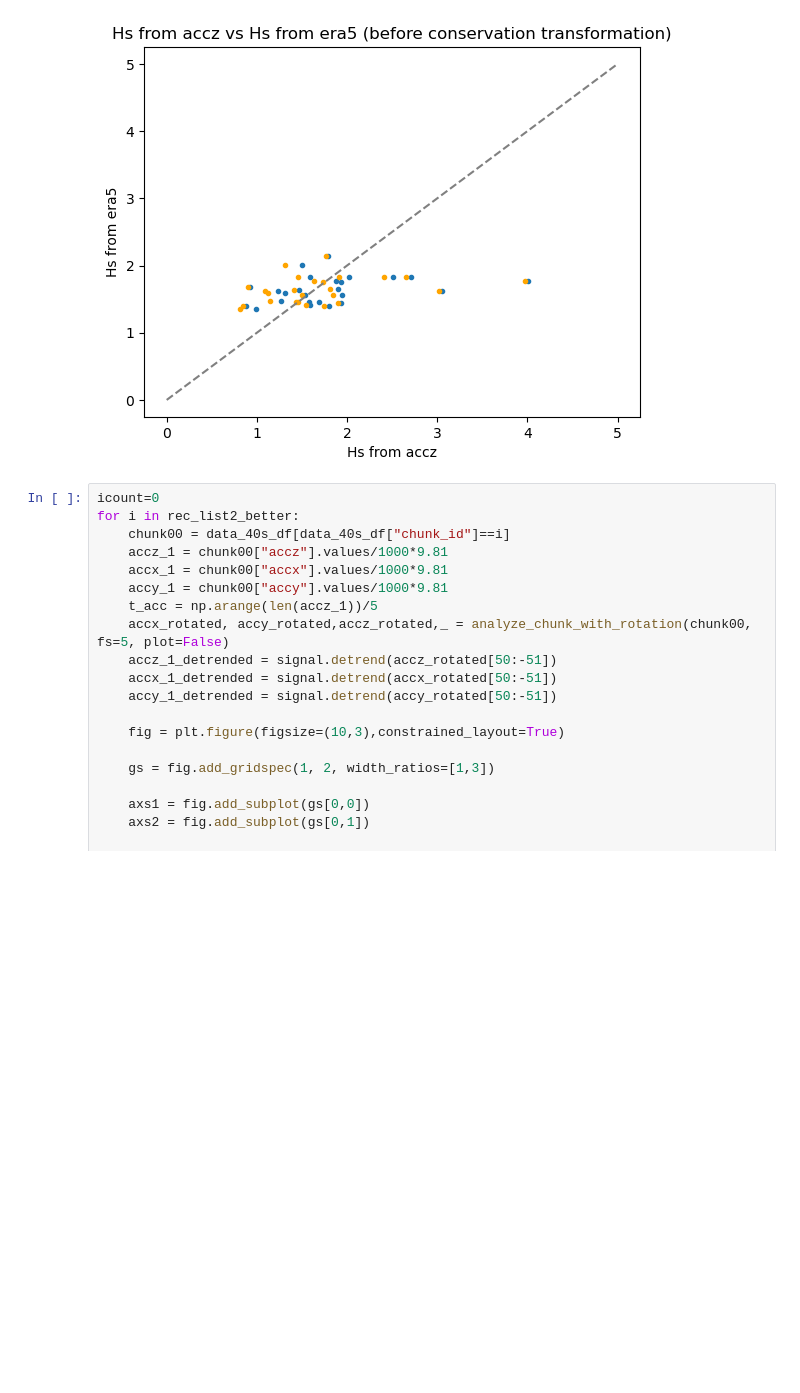
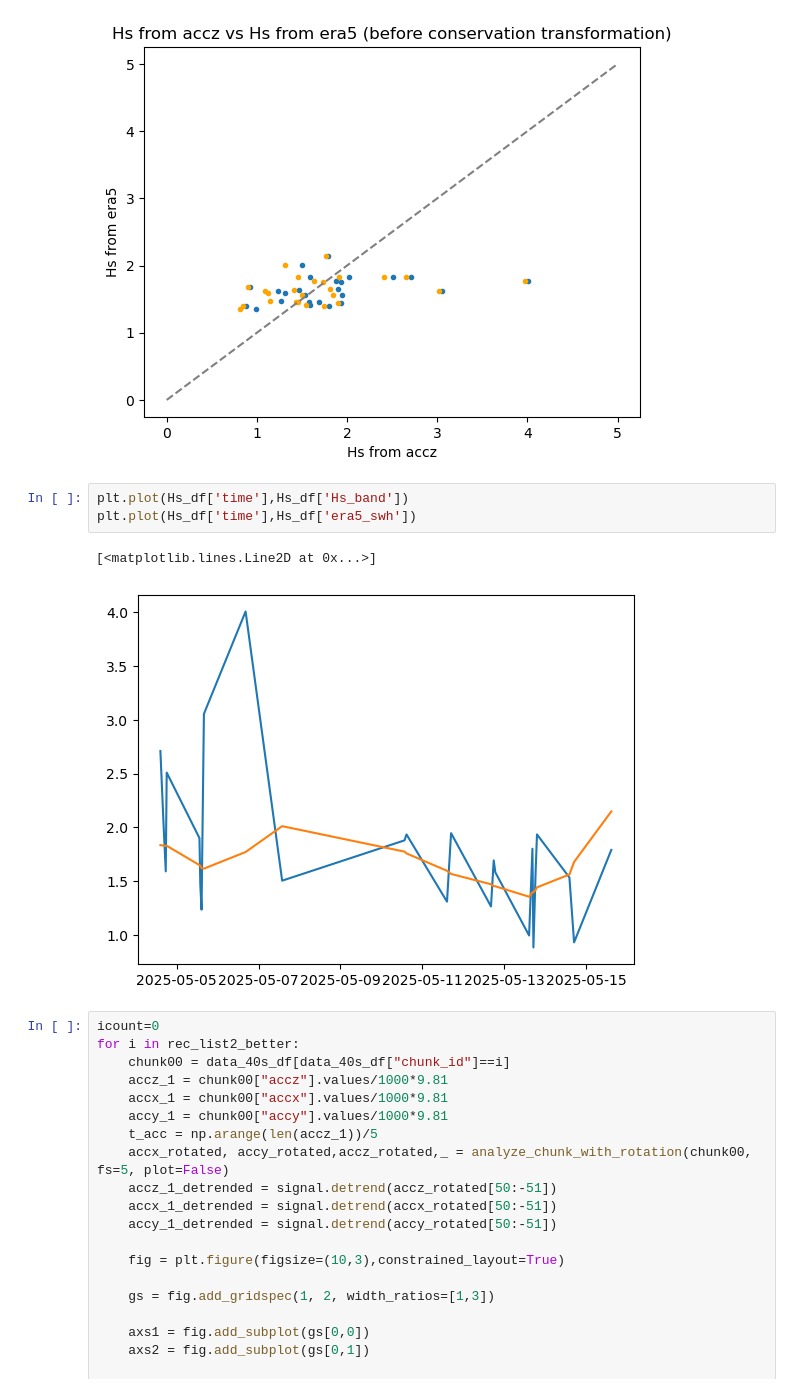
Before and after one commit to xliu-ocean/dashcams_data, a Jupyter notebook: peru_data_acc/wave_data_peru_225662_v3.ipynb, the cells around one changed output. Saved outputs shown, nothing was run; the diff lists cells and outputs as text; blank space fills up the shorter version.

```diff
--- a/peru_data_acc/wave_data_peru_225662_v3.ipynb
+++ b/peru_data_acc/wave_data_peru_225662_v3.ipynb
@@ -2165,6 +2165,12 @@ plt.title('Hs from accz vs Hs from era5 (before conservation transformation)')
 # %% [output]
 Text(0.5, 1.0, 'Hs from accz vs Hs from era5 (before conservation transformation)')
 [figure]
+# %%
+plt.plot(Hs_df['time'],Hs_df['Hs_band'])
+plt.plot(Hs_df['time'],Hs_df['era5_swh'])
+# %% [output]
+[<matplotlib.lines.Line2D at 0x...>]
+[figure, added]
 # %%
 icount=0
 for i in rec_list2_better:
```
Also changed, not shown: 1 other file.
